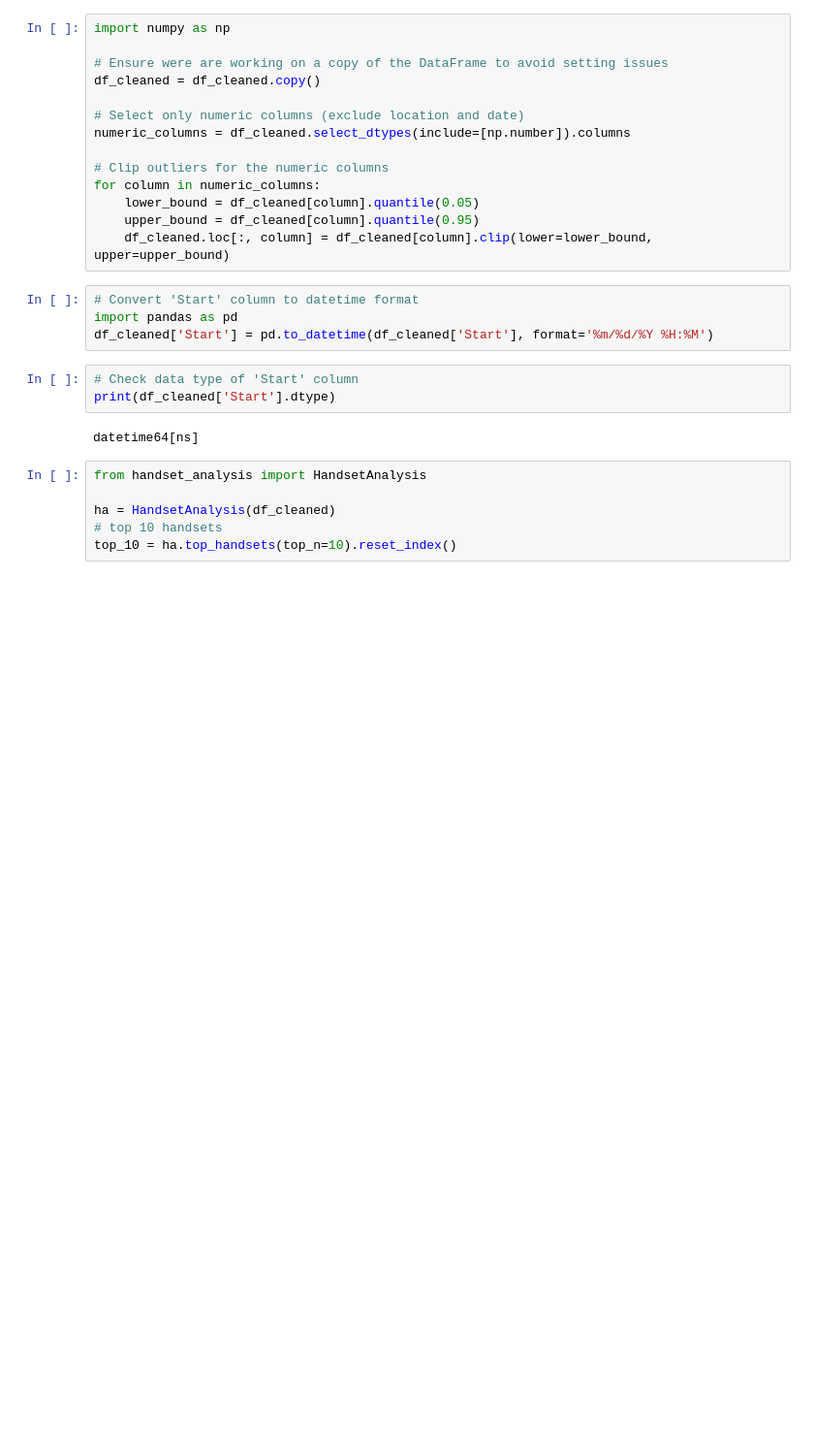
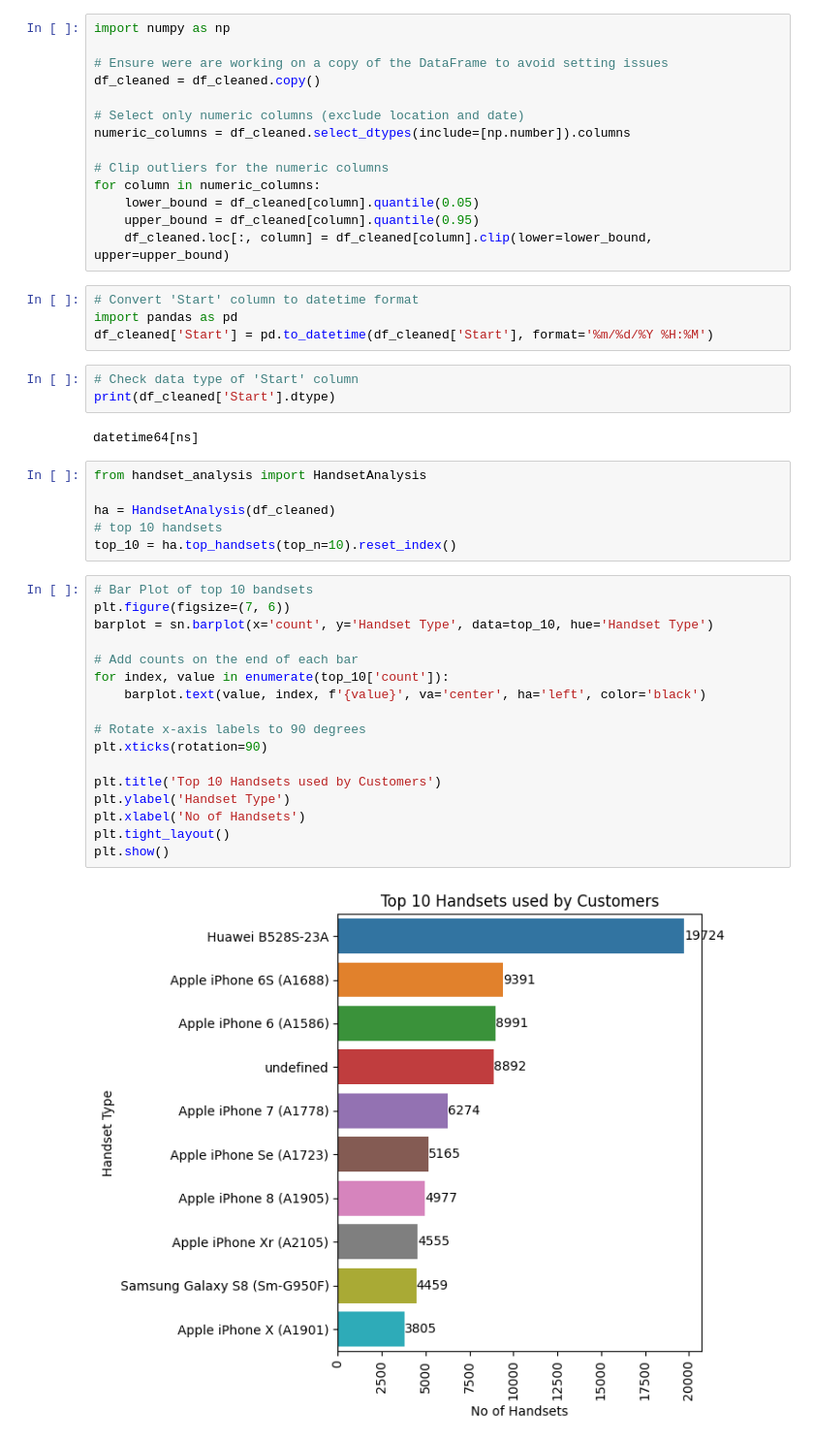
Before and after one commit to ab3lT/10-Academy-Week-2, a Jupyter notebook: notebook/user_analysis.ipynb, the cells around one changed output. Shown: that part at 97% size. Cells and saved outputs as stored; diff of their text form; blank space fills up the shorter version.

```diff
--- a/notebook/user_analysis.ipynb
+++ b/notebook/user_analysis.ipynb
@@ -141,3 +147,22 @@ from handset_analysis import HandsetAnalysis
 ha = HandsetAnalysis(df_cleaned)
 # top 10 handsets
 top_10 = ha.top_handsets(top_n=10).reset_index()
+# %%
+# Bar Plot of top 10 bandsets
+plt.figure(figsize=(7, 6))
+barplot = sn.barplot(x='count', y='Handset Type', data=top_10, hue='Handset Type')
+
+# Add counts on the end of each bar
+for index, value in enumerate(top_10['count']):
+    barplot.text(value, index, f'{value}', va='center', ha='left', color='black')
+
+# Rotate x-axis labels to 90 degrees
+plt.xticks(rotation=90)
+
+plt.title('Top 10 Handsets used by Customers')
+plt.ylabel('Handset Type')
+plt.xlabel('No of Handsets')
+plt.tight_layout()
+plt.show()
+# %% [output]
+[figure, added]
```
Also changed, not shown: parts of 3 cells of this notebook.
